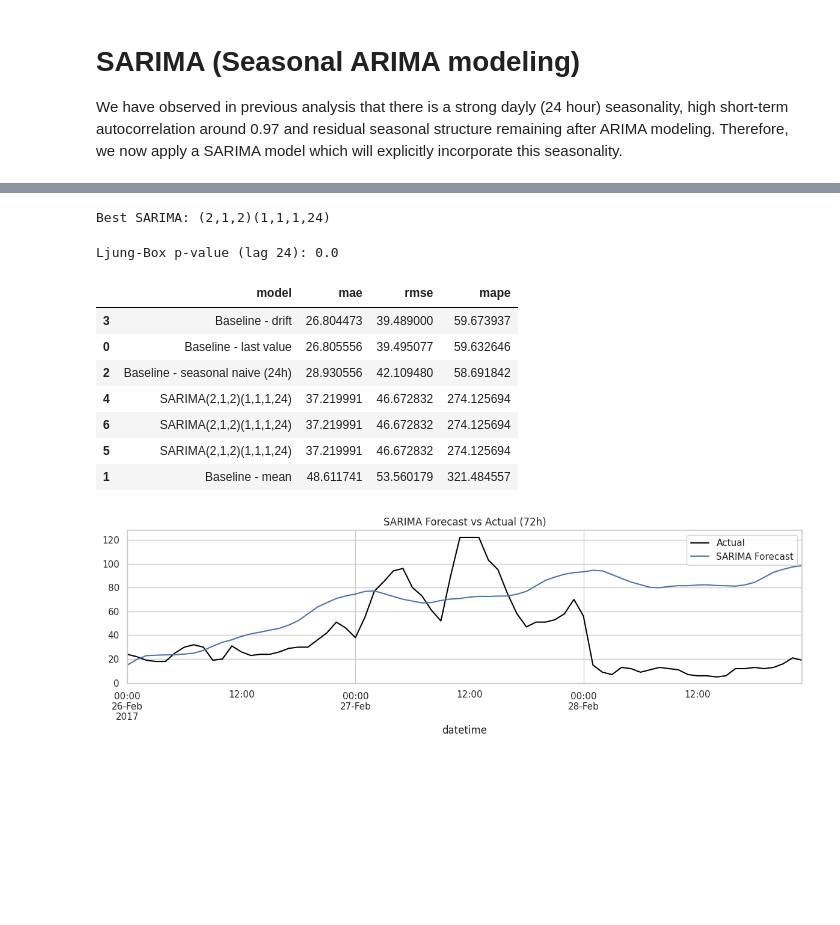
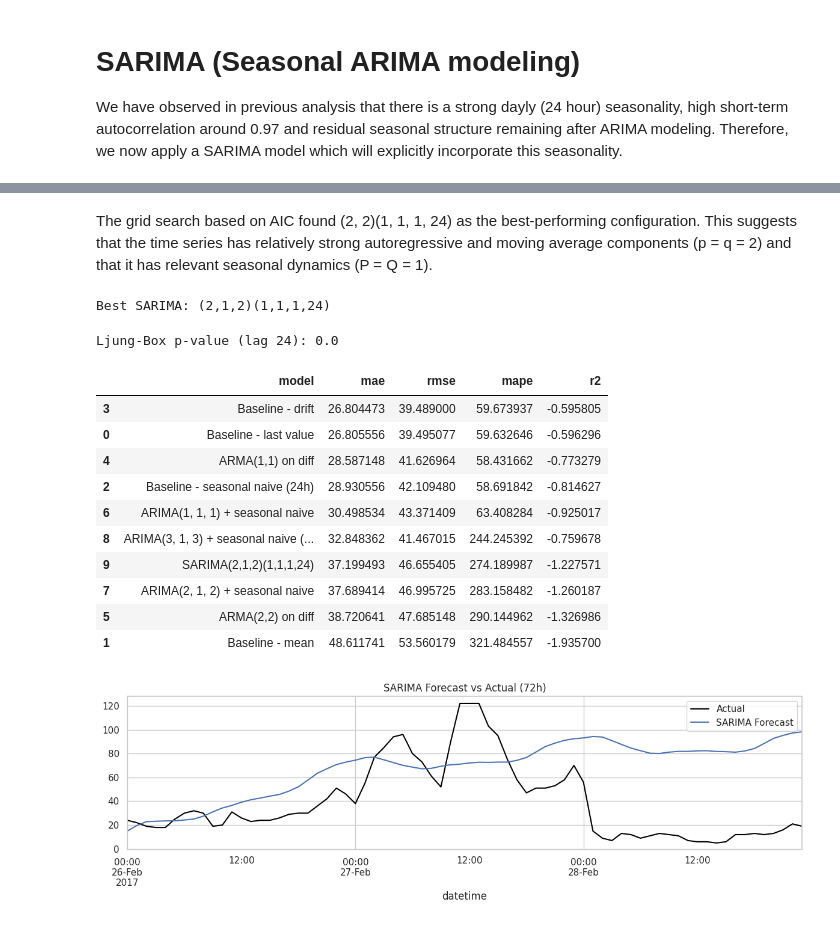
Before and after one commit to marcosmartinezud/beijing-air-quality, a Jupyter notebook: notebooks/beijing-air-quality.ipynb, the cells around one changed output, grey strips where cells are left out. Saved outputs shown, nothing was run; the diff lists cells and outputs as text; code cells hidden in the pictures; blank space fills up the shorter version.

```diff
--- a/notebooks/beijing-air-quality.ipynb
+++ b/notebooks/beijing-air-quality.ipynb
@@ -574,12 +583,14 @@ sarima_grid.head(10)
 | 7 | 0 | 2 | 1 | 1 | 307737.595670 |
 | 8 | 0 | 2 | 0 | 1 | 307738.639752 |
 | 9 | 0 | 1 | 1 | 1 | 307745.993321 |
+# %% [markdown]
+The grid search based on AIC found (2, 2)(1, 1, 1, 24) as the best-performing configuration. This suggests that the time series has relatively strong autoregressive and moving average components (p = q = 2) and that it has relevant seasonal dynamics (P = Q = 1).
 # %%
 # Fit the best SARIMA model
 # best = sarima_grid.iloc[0]
 
 # p, q, P, Q = int(best["p"]), int(best["q"]), int(best["P"]), int(best["Q"])
-p, q, P, Q = 2, 2, 1, 1
+p, q, P, Q, d, D, s = 2, 2, 1, 1, 1, 1, 24
 
 print(f"Best SARIMA: ({p},{d},{q})({P},{D},{Q},{s})")
 
@@ -597,31 +608,37 @@ Best SARIMA: (2,1,2)(1,1,1,24)
 # %%
 sarima_forecast = best_fitted.forecast(steps=HORIZON_HOURS)
 
 sarima_forecast.index = pd.date_range(
     start=train_filled.index[-1] + pd.Timedelta(hours=1),
     periods=HORIZON_HOURS,
     freq="h"
 )
 
 add_result(f"SARIMA({p},{d},{q})({P},{D},{Q},{s})", sarima_forecast)
 
 resid = best_fitted.resid
 
 ljung_box = acorr_ljungbox(resid, lags=[24], return_df=True)
 print("Ljung-Box p-value (lag 24):", round(ljung_box["lb_pvalue"].iloc[0], 4))
 
+# Deleting this is required so that we don't run out of memory when training later models
+del best_model, best_fitted
+
 results_df = pd.DataFrame(results).sort_values("mae")
 results_df
 # %% [output]
 Ljung-Box p-value (lag 24): 0.0
-|  | model | mae | rmse | mape |
-| 3 | Baseline - drift | 26.804473 | 39.489000 | 59.673937 |
-| 0 | Baseline - last value | 26.805556 | 39.495077 | 59.632646 |
-| 2 | Baseline - seasonal naive (24h) | 28.930556 | 42.109480 | 58.691842 |
-| 4 | SARIMA(2,1,2)(1,1,1,24) | 37.219991 | 46.672832 | 274.125694 |
-| 6 | SARIMA(2,1,2)(1,1,1,24) | 37.219991 | 46.672832 | 274.125694 |
-| 5 | SARIMA(2,1,2)(1,1,1,24) | 37.219991 | 46.672832 | 274.125694 |
-| 1 | Baseline - mean | 48.611741 | 53.560179 | 321.484557 |
+|  | model | mae | rmse | mape | r2 |
+| 3 | Baseline - drift | 26.804473 | 39.489000 | 59.673937 | -0.595805 |
+| 0 | Baseline - last value | 26.805556 | 39.495077 | 59.632646 | -0.596296 |
+| 4 | ARMA(1,1) on diff | 28.587148 | 41.626964 | 58.431662 | -0.773279 |
+| 2 | Baseline - seasonal naive (24h) | 28.930556 | 42.109480 | 58.691842 | -0.814627 |
+| 6 | ARIMA(1, 1, 1) + seasonal naive | 30.498534 | 43.371409 | 63.408284 | -0.925017 |
+| 8 | ARIMA(3, 1, 3) + seasonal naive (... | 32.848362 | 41.467015 | 244.245392 | -0.759678 |
+| 9 | SARIMA(2,1,2)(1,1,1,24) | 37.199493 | 46.655405 | 274.189987 | -1.227571 |
+| 7 | ARIMA(2, 1, 2) + seasonal naive | 37.689414 | 46.995725 | 283.158482 | -1.260187 |
+| 5 | ARMA(2,2) on diff | 38.720641 | 47.685148 | 290.144962 | -1.326986 |
+| 1 | Baseline - mean | 48.611741 | 53.560179 | 321.484557 | -1.935700 |
 # %%
 # SARIMA forecast against the actual values
 fig, ax = plt.subplots(figsize=(12,4))
```
Also changed, not shown: parts of 13 cells of this notebook.
